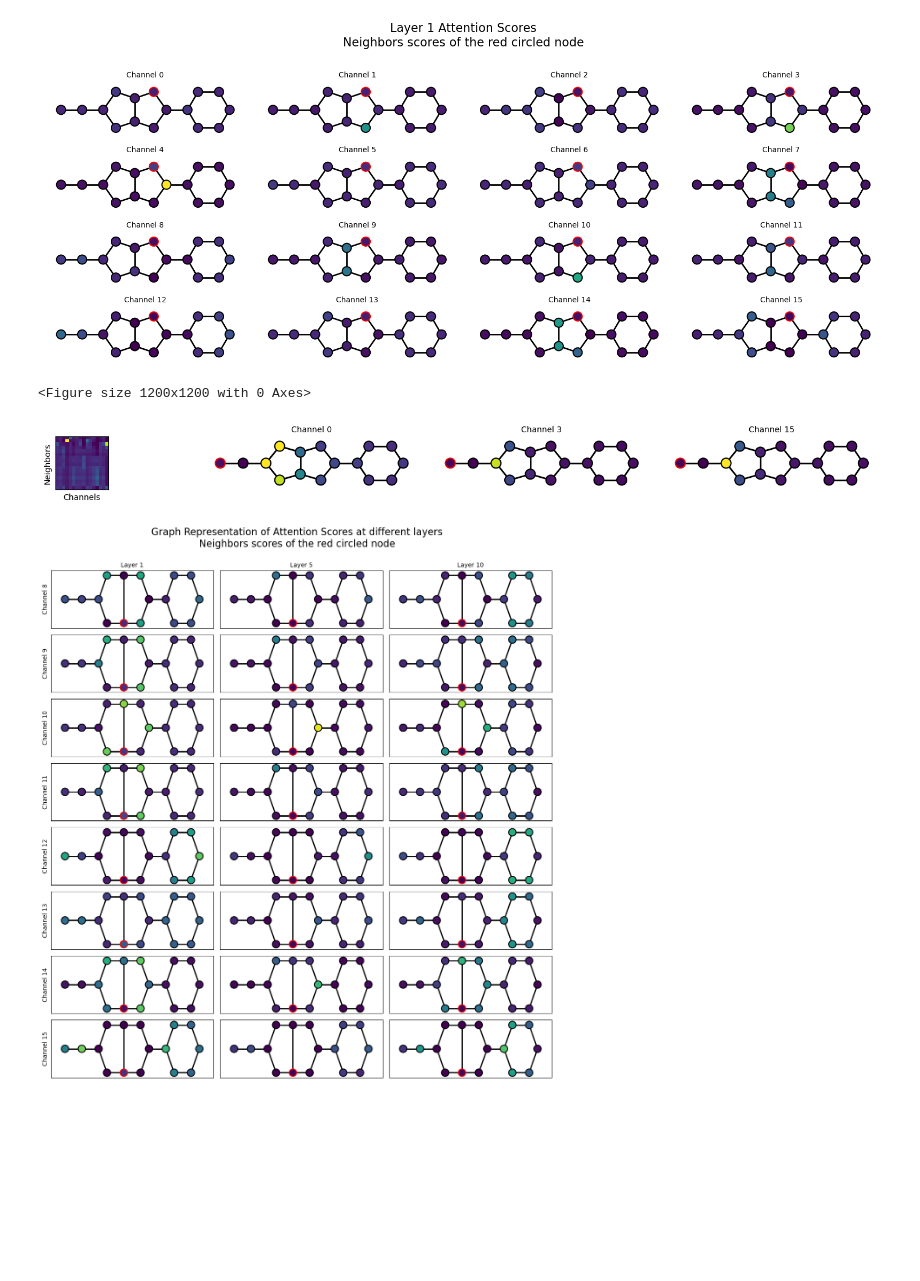
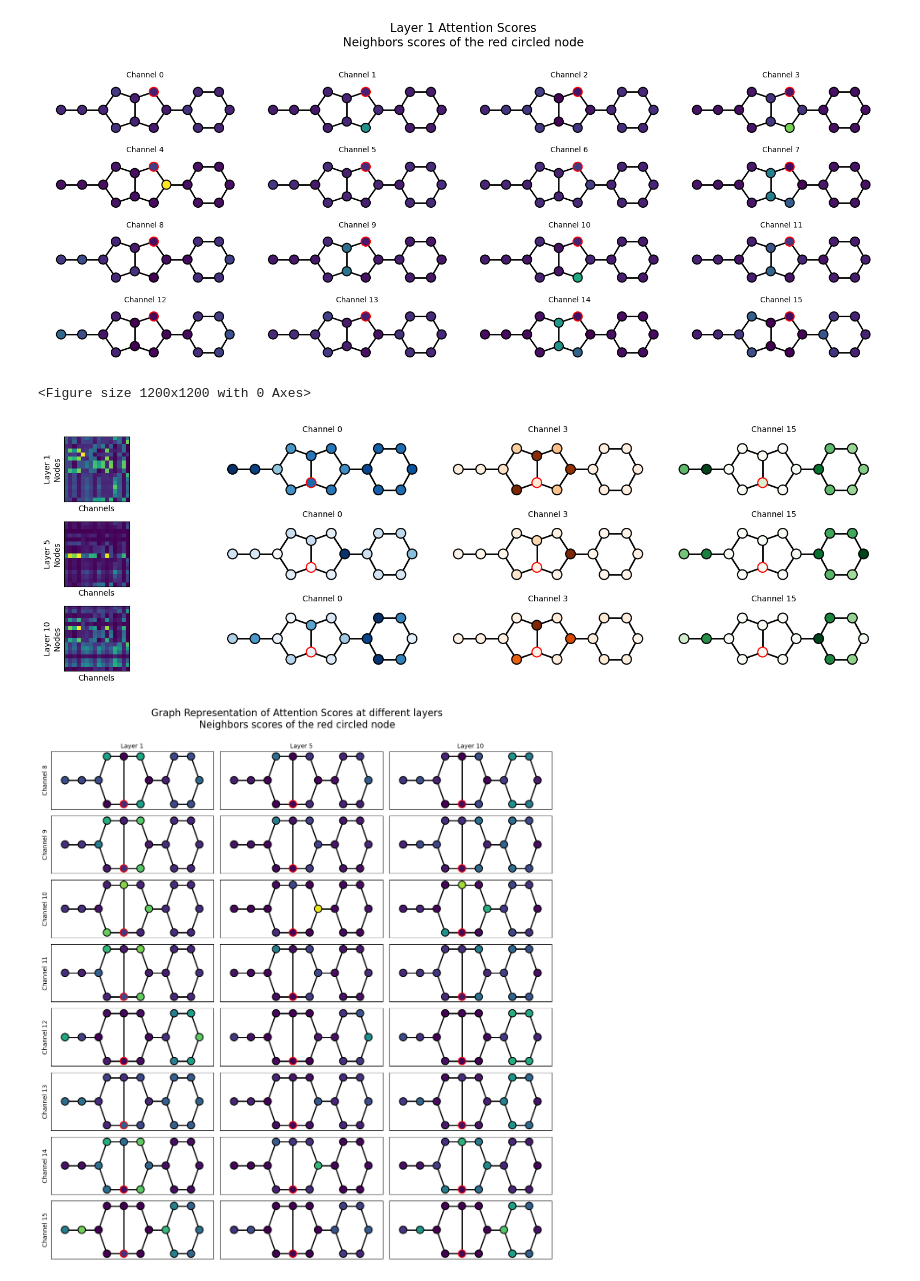
Before and after one commit to rmenegaux/GraphGPS, a Jupyter notebook: att_maps.ipynb, the cells around one changed output. Drawn from its saved outputs; the diff is of its cells as text; code cells hidden in the pictures; blank space fills up the shorter version.

Commit message:
Final graphs

```diff
--- a/att_maps.ipynb
+++ b/att_maps.ipynb
@@ -546,12 +546,12 @@ pos = nx.spring_layout(graph, pos=pos, iterations=50)
 pos = manual_reshape(pos)
 
 main = plt.figure(figsize=(12,12));
-node_idx = 0 # 2, 6, 9, 7
-layers_of_int = [0]#[0,4,9]
+node_idx = 4 # 2, 6, 9, 7
+layers_of_int = [0,4,9]
 nb_lin = len(layers_of_int)
-chnls = [0,3,15] #[3,4,14]#range(6,9)
+chnls = [0,3,15] #range(3) #range(6,9)
 nb_col = len(chnls) + 1
-colors = ['viridis']*3 # ['Blues','Oranges','Greens']
+colors = ['Blues','Oranges','Greens']
 fig = plt.figure(frameon=False, figsize=(4*nb_col,1.6*nb_lin))
 axes = fig.subplots(nrows=nb_lin, ncols=nb_col)
 #plt.suptitle(f'Layer {layer_idx+1} Attention Scores\nNeighbors scores of the red circled node', fontsize=16, y=1.02)
@@ -565,48 +565,46 @@ for layer_rank, layer_idx in enumerate(layers_of_int):
     # loc_scores = loc_scores.reshape((num_nodes, num_nodes, *loc_scores.shape[1:]))
     # loc_scores = loc_scores[node_idx,:,head_idx,:].numpy()
 
-    ax = axes[0] # axes[layer_rank, 0]
+    ax = axes[layer_rank, 0]
     ax.imshow(loc_scores)
     ax.get_xaxis().set_ticks([])
     ax.get_yaxis().set_ticks([])
-    ax.set_ylabel(f'Neighbors', fontsize=10)
+    ax.set_ylabel(f'Layer {layer_idx+1}\nNodes', fontsize=10)
     ax.set_xlabel('Channels', fontsize=10)
 
-    transparency = np.ones(num_nodes+2)
-    transparency[node_idx] = 1
-    transparency[num_nodes:] = 0.
     contours = ['black']*(num_nodes+2)
     contours[node_idx] = 'red'
 
     for chnl_rk, channel_idx in enumerate(chnls):
+        values = np.zeros(num_nodes+2)
         color = colors[chnl_rk]
-        transparency[:-2] = list(loc_scores[:,channel_idx])
-        #transparency /= 2.
-        #transparency /= transparency.max()
+        values[:-2] = list(loc_scores[:,channel_idx])
+        #values /= 2.
+        #values /= values.max()
         # colors = list(loc_scores[:,channel_idx]) + [loc_scores.min(), loc_scores.max()]
         # colors = list(loc_scores[:,channel_idx]) + [loc_scores.mean(), loc_scores.mean()]
         # Pas ouf de normalizer tout, on a des points jaunes partout et je sais pas si ça veut dire qqch
         #~~~~~~~~~~~~
         # Draw graph
         #~~~~~~~~~~~~
         #fig.title('Molecule Graph', fontsize=24)
         #ax = fig.add_axes([0, 0, 1, 1])
-        ax = axes[chnl_rk+1] # [layer_rank, chnl_rk+1]
+        ax = axes[layer_rank, chnl_rk+1]
         ax.set_title(f'Channel {channel_idx}', fontsize=10)
         ax.axis('off')
 
         node_size = [150]*num_nodes+[0,0]
-        nx.draw_networkx_nodes(graph, pos, node_color=transparency, alpha=1,
+        nx.draw_networkx_nodes(graph, pos, alpha=1, node_color=values,
                             linewidths=1.5, edgecolors=contours, cmap=color,
                             node_size=node_size, ax=ax) # node_size=1000
         # fig.colorbar(im,ax=ax)
         width=[0 if v+1>num_nodes else 2 for u,v in graph.edges()]
         nx.draw_networkx_edges(graph, pos, width=width, ax=ax)
 fig.tight_layout()
 plt.show()
 # %% [output]
 <Figure size 1200x1200 with 0 Axes>
-[figure, old version]
+[figure, new version]
 # %%
 pos = nx.layout.spectral_layout(graph)
 pos = nx.spring_layout(graph, pos=pos, iterations=50)
```
